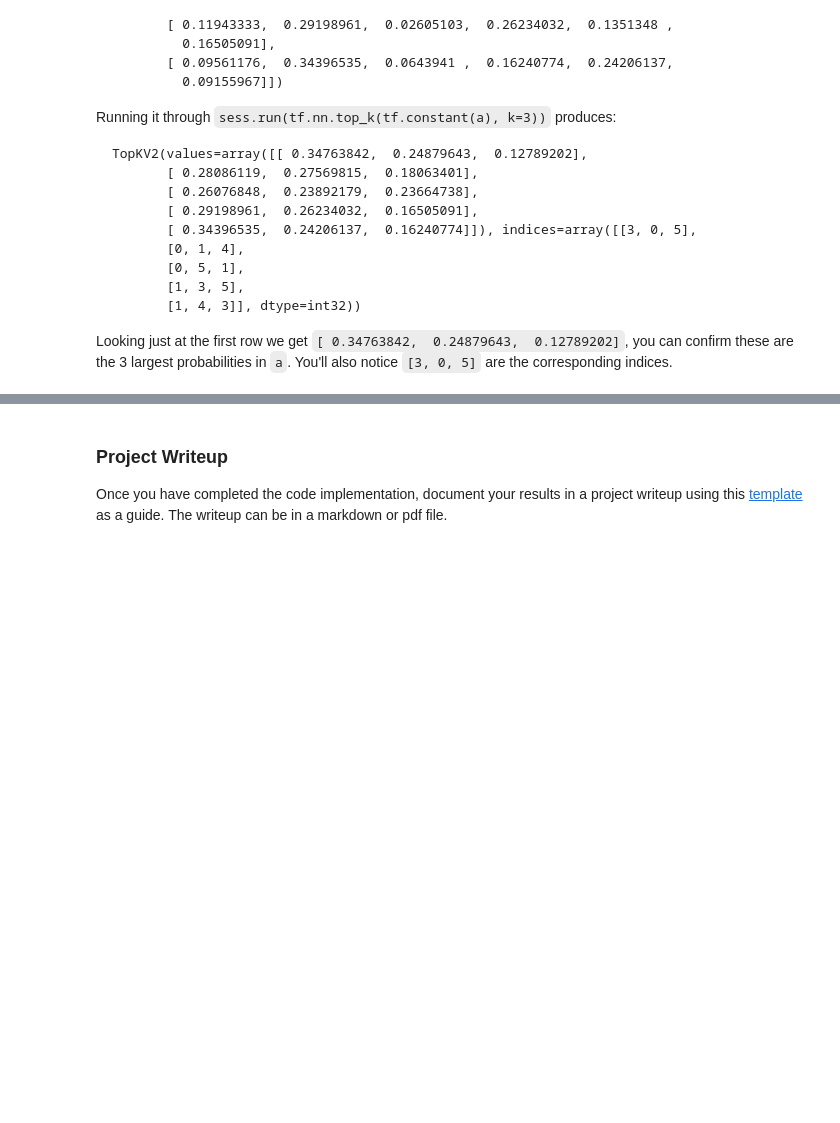
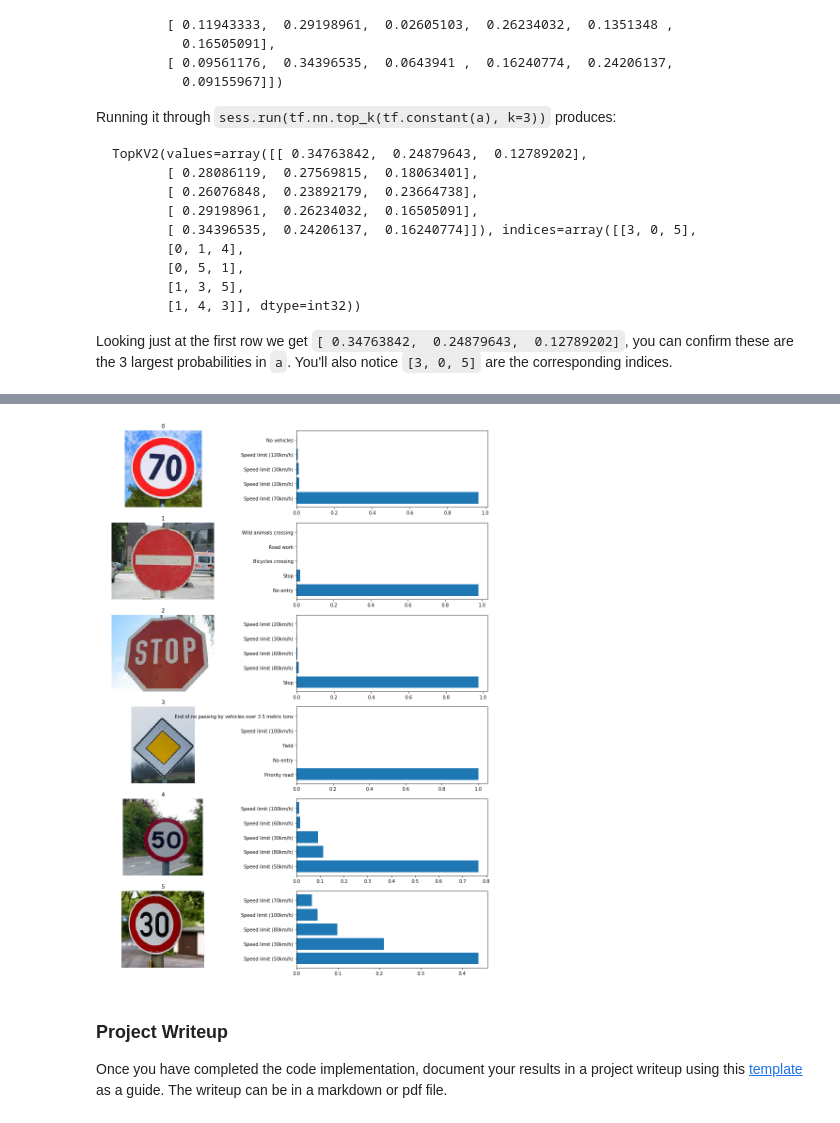
Before and after one commit to dineshcem/CarND-Traffic-Sign-Classifier-Project, a Jupyter notebook: Traffic_Sign_Classifier.ipynb, the cells around one changed output, grey strips where cells are left out. Drawn from its saved outputs; the diff is of its cells as text; code cells hidden in the pictures; blank space fills up the shorter version.

```diff
--- a/Traffic_Sign_Classifier.ipynb
+++ b/Traffic_Sign_Classifier.ipynb
@@ -497,3 +499,7 @@ Looking just at the first row we get `[ 0.34763842,  0.24879643,  0.12789202]`,
 # %%
 ### Print out the top five softmax probabilities for the predictions on the German traffic sign images found on the web.
 ### Feel free to use as many code cells as needed.
+with tf.Session() as sess:
+    saver.restore(sess, tf.train.latest_checkpoint('.'))
+    signs_top_5 = sess.run(tf.nn.top_k(tf.nn.softmax(logits), k = 5), feed_dict={x: test_images_pre, keep_prob: 1.0})
+    print("Predicted   :", signs_top_5)
@@ -500,3 +525,17 @@ Looking just at the first row we get `[ 0.34763842,  0.24879643,  0.12789202]`,
+# %%
+plt.figure(figsize=(16, 21))
+for i in range(len(test_images)):
+    plt.subplot(int(len(test_images)), 2, 2*i+1)
+    plt.imshow(test_images[i])
+    plt.title(i)
+    plt.axis('off')
+    plt.subplot(int(len(test_images)), 2, 2*i+2)
+    plt.barh(np.arange(1, 6, 1), signs_top_5.values[i, :])
+    labs=[signs_class[j] for j in signs_top_5.indices[i]]
+    plt.yticks(np.arange(1, 6, 1), labs)
+plt.show()
+# %% [output]
+[figure, added]
 # %% [markdown]
 ### Project Writeup
 
```
Also changed, not shown: parts of 4 cells of this notebook, 7 other files.
